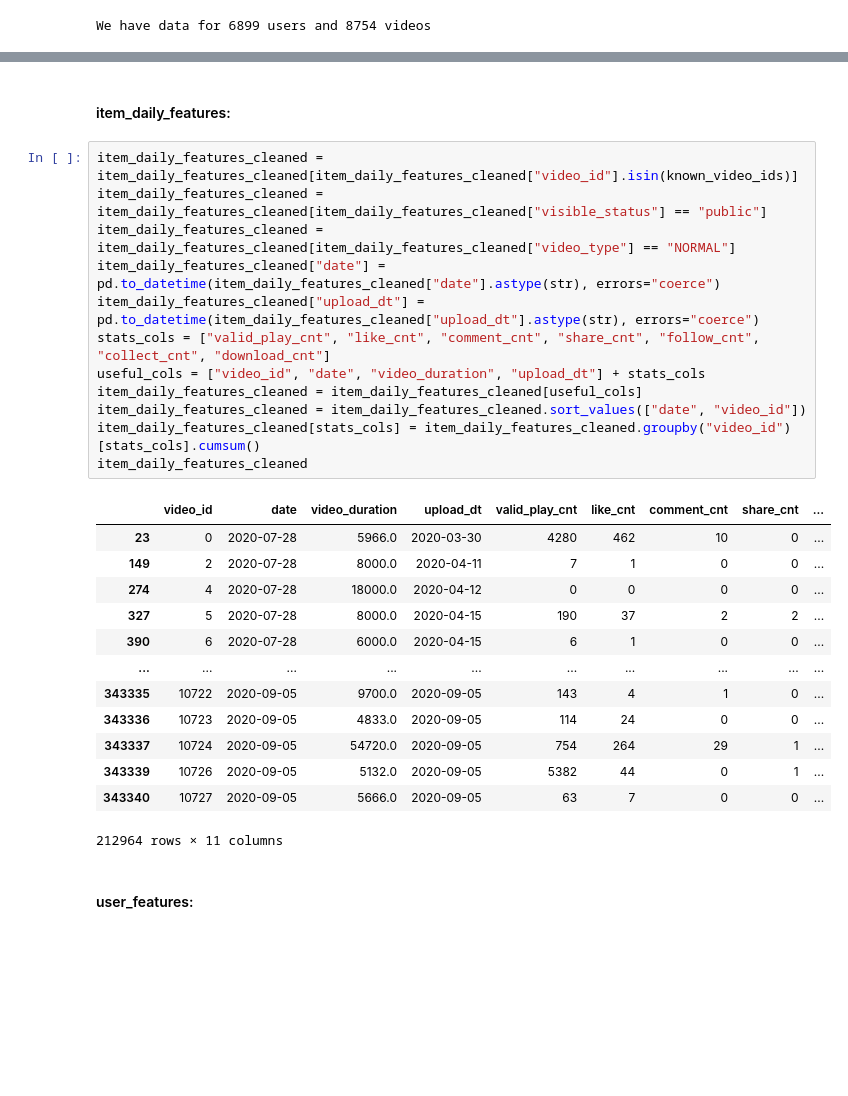
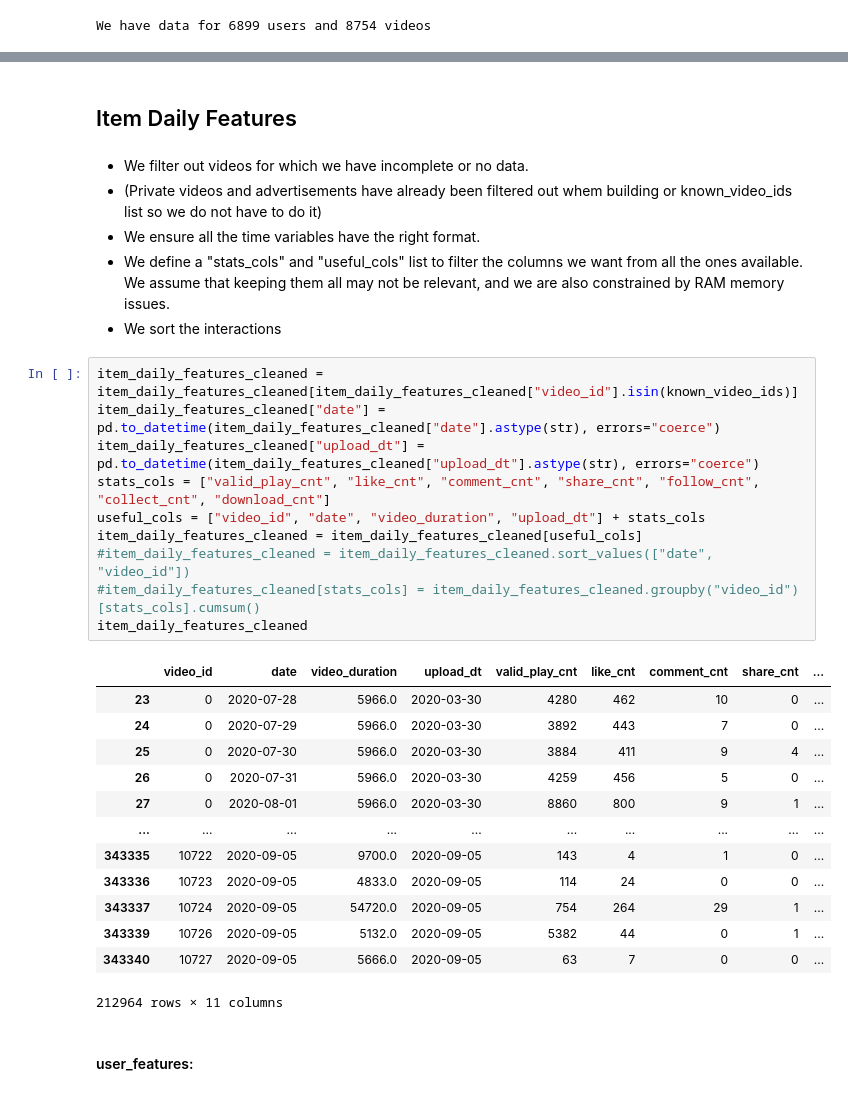
Before and after one commit to PamplemousseCru/FinalProject_2025_Matthias_Laithier, a Jupyter notebook: 01_Data_Preprocessing.ipynb, the cells around one changed output, grey strips where cells are left out. Cells and saved outputs as stored; diff of their text form; blank space fills up the shorter version.

```diff
--- a/01_Data_Preprocessing.ipynb
+++ b/01_Data_Preprocessing.ipynb
@@ -128,26 +141,30 @@ item_categories_cleaned
 | 10727 | 10727 | [5] |
 8754 rows × 2 columns
 # %% [markdown]
-#### item_daily_features:
+## Item Daily Features
+# %% [markdown]
+- We filter out videos for which we have incomplete or no data.
+- (Private videos and advertisements have already been filtered out whem building or known_video_ids list so we do not have to do it)
+- We ensure all the time variables have the right format.
+- We define a "stats_cols" and "useful_cols" list to filter the columns we want from all the ones available. We assume that keeping them all may not be relevant, and we are also constrained by RAM memory issues.
+- We sort the interactions
 # %%
 item_daily_features_cleaned = item_daily_features_cleaned[item_daily_features_cleaned["video_id"].isin(known_video_ids)]
-item_daily_features_cleaned = item_daily_features_cleaned[item_daily_features_cleaned["visible_status"] == "public"]
-item_daily_features_cleaned = item_daily_features_cleaned[item_daily_features_cleaned["video_type"] == "NORMAL"]
 item_daily_features_cleaned["date"] = pd.to_datetime(item_daily_features_cleaned["date"].astype(str), errors="coerce")
 item_daily_features_cleaned["upload_dt"] = pd.to_datetime(item_daily_features_cleaned["upload_dt"].astype(str), errors="coerce")
 stats_cols = ["valid_play_cnt", "like_cnt", "comment_cnt", "share_cnt", "follow_cnt", "collect_cnt", "download_cnt"]
 useful_cols = ["video_id", "date", "video_duration", "upload_dt"] + stats_cols
 item_daily_features_cleaned = item_daily_features_cleaned[useful_cols]
-item_daily_features_cleaned = item_daily_features_cleaned.sort_values(["date", "video_id"])
-item_daily_features_cleaned[stats_cols] = item_daily_features_cleaned.groupby("video_id")[stats_cols].cumsum()
+#item_daily_features_cleaned = item_daily_features_cleaned.sort_values(["date", "video_id"])
+#item_daily_features_cleaned[stats_cols] = item_daily_features_cleaned.groupby("video_id")[stats_cols].cumsum()
 item_daily_features_cleaned
 # %% [output]
 |  | video_id | date | video_duration | upload_dt | valid_play_cnt | like_cnt | comment_cnt | share_cnt | ... |
 | 23 | 0 | 2020-07-28 | 5966.0 | 2020-03-30 | 4280 | 462 | 10 | 0 | ... |
-| 149 | 2 | 2020-07-28 | 8000.0 | 2020-04-11 | 7 | 1 | 0 | 0 | ... |
-| 274 | 4 | 2020-07-28 | 18000.0 | 2020-04-12 | 0 | 0 | 0 | 0 | ... |
-| 327 | 5 | 2020-07-28 | 8000.0 | 2020-04-15 | 190 | 37 | 2 | 2 | ... |
-| 390 | 6 | 2020-07-28 | 6000.0 | 2020-04-15 | 6 | 1 | 0 | 0 | ... |
+| 24 | 0 | 2020-07-29 | 5966.0 | 2020-03-30 | 3892 | 443 | 7 | 0 | ... |
+| 25 | 0 | 2020-07-30 | 5966.0 | 2020-03-30 | 3884 | 411 | 9 | 4 | ... |
+| 26 | 0 | 2020-07-31 | 5966.0 | 2020-03-30 | 4259 | 456 | 5 | 0 | ... |
+| 27 | 0 | 2020-08-01 | 5966.0 | 2020-03-30 | 8860 | 800 | 9 | 1 | ... |
 | ... | ... | ... | ... | ... | ... | ... | ... | ... | ... |
 | 343335 | 10722 | 2020-09-05 | 9700.0 | 2020-09-05 | 143 | 4 | 1 | 0 | ... |
 | 343336 | 10723 | 2020-09-05 | 4833.0 | 2020-09-05 | 114 | 24 | 0 | 0 | ... |
```
Also changed, not shown: parts of 14 cells of this notebook.
